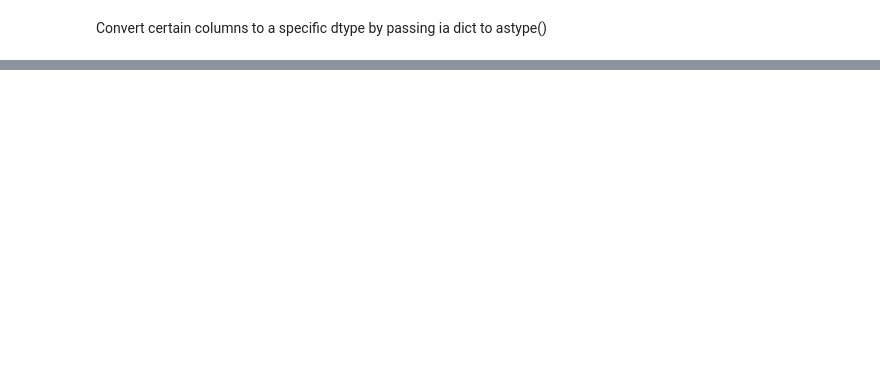
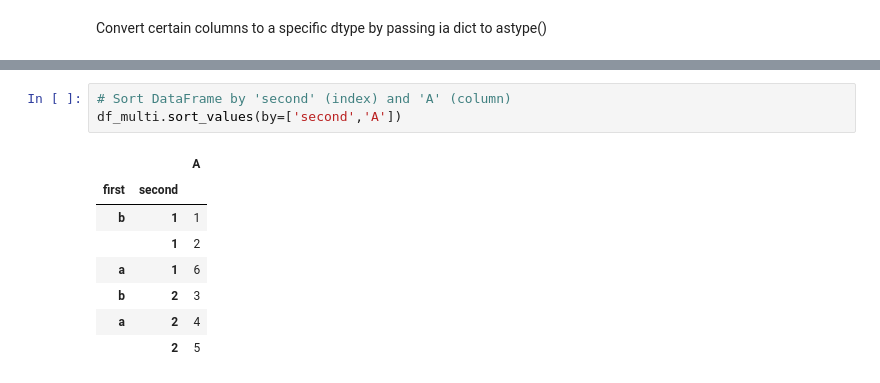
Before and after one commit to KyleKulas/lighthouse_data_notes, a Jupyter notebook: Week_1/WE/pandas.ipynb, the cells around one changed output, grey strips where cells are left out. Cells and saved outputs as stored; diff of their text form; blank space fills up the shorter version.

```diff
--- a/Week_1/WE/pandas.ipynb
+++ b/Week_1/WE/pandas.ipynb
@@ -287,0 +648,12 @@ dtype: object
+# %%
+# Sort DataFrame by 'second' (index) and 'A' (column)
+df_multi.sort_values(by=['second','A'])
+# %% [output]
+|  |  | A |
+| first | second |  |
+| b | 1 | 1 |
+|  | 1 | 2 |
+| a | 1 | 6 |
+| b | 2 | 3 |
+| a | 2 | 4 |
+|  | 2 | 5 |
```
Also changed, not shown: parts of 72 cells of this notebook.
